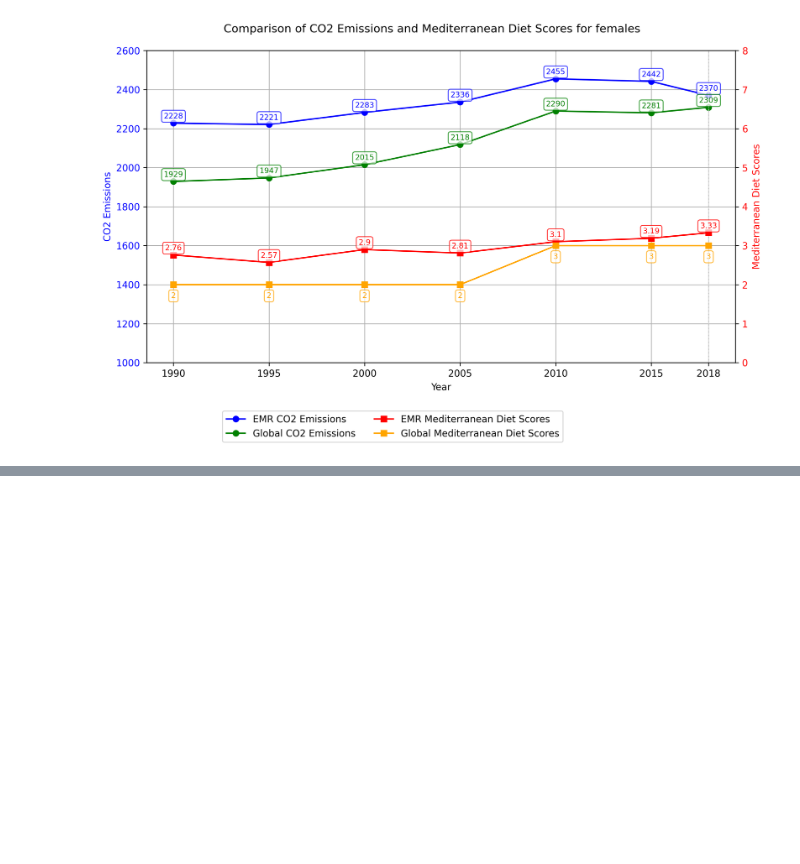
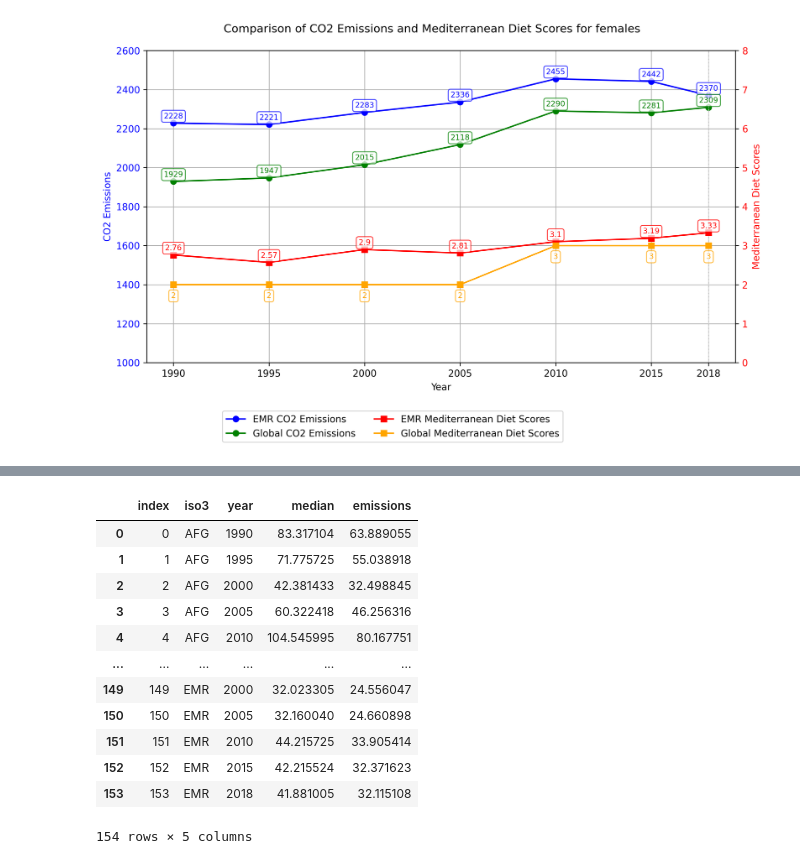
Before and after one commit to iMaatin/climate_change, a Jupyter notebook: vis.ipynb, the cells around one changed output, grey strips where cells are left out. Saved outputs shown, nothing was run; the diff lists cells and outputs as text; code cells hidden in the pictures; blank space fills up the shorter version.

```diff
--- a/vis.ipynb
+++ b/vis.ipynb
@@ -454,0 +500,22 @@ medit_plots(emr_co2, global_co2, emr_medit_females, glo_medit_females, 'Mediterr
+# %%
+gl2 = [r'co2_calc\\global_emissions\\Beans_and_legumes_all.csv']
+em2 = [r'co2_calc\\emissions_v2\\Beans_and_legumes_all.csv']
+
+emr_df = pd.read_csv(r'co2_calc\\emissions_v2\\Beans_and_legumes_all.csv')
+glob_df = pd.read_csv(r'co2_calc\\global_emissions\\Beans_and_legumes_all.csv')
+
+emr_df
+# %% [output]
+|  | index | iso3 | year | median | emissions |
+| 0 | 0 | AFG | 1990 | 83.317104 | 63.889055 |
+| 1 | 1 | AFG | 1995 | 71.775725 | 55.038918 |
+| 2 | 2 | AFG | 2000 | 42.381433 | 32.498845 |
+| 3 | 3 | AFG | 2005 | 60.322418 | 46.256316 |
+| 4 | 4 | AFG | 2010 | 104.545995 | 80.167751 |
+| ... | ... | ... | ... | ... | ... |
+| 149 | 149 | EMR | 2000 | 32.023305 | 24.556047 |
+| 150 | 150 | EMR | 2005 | 32.160040 | 24.660898 |
+| 151 | 151 | EMR | 2010 | 44.215725 | 33.905414 |
+| 152 | 152 | EMR | 2015 | 42.215524 | 32.371623 |
+| 153 | 153 | EMR | 2018 | 41.881005 | 32.115108 |
+154 rows × 5 columns
```
Also changed, not shown: parts of 7 cells of this notebook, 1 other file.
